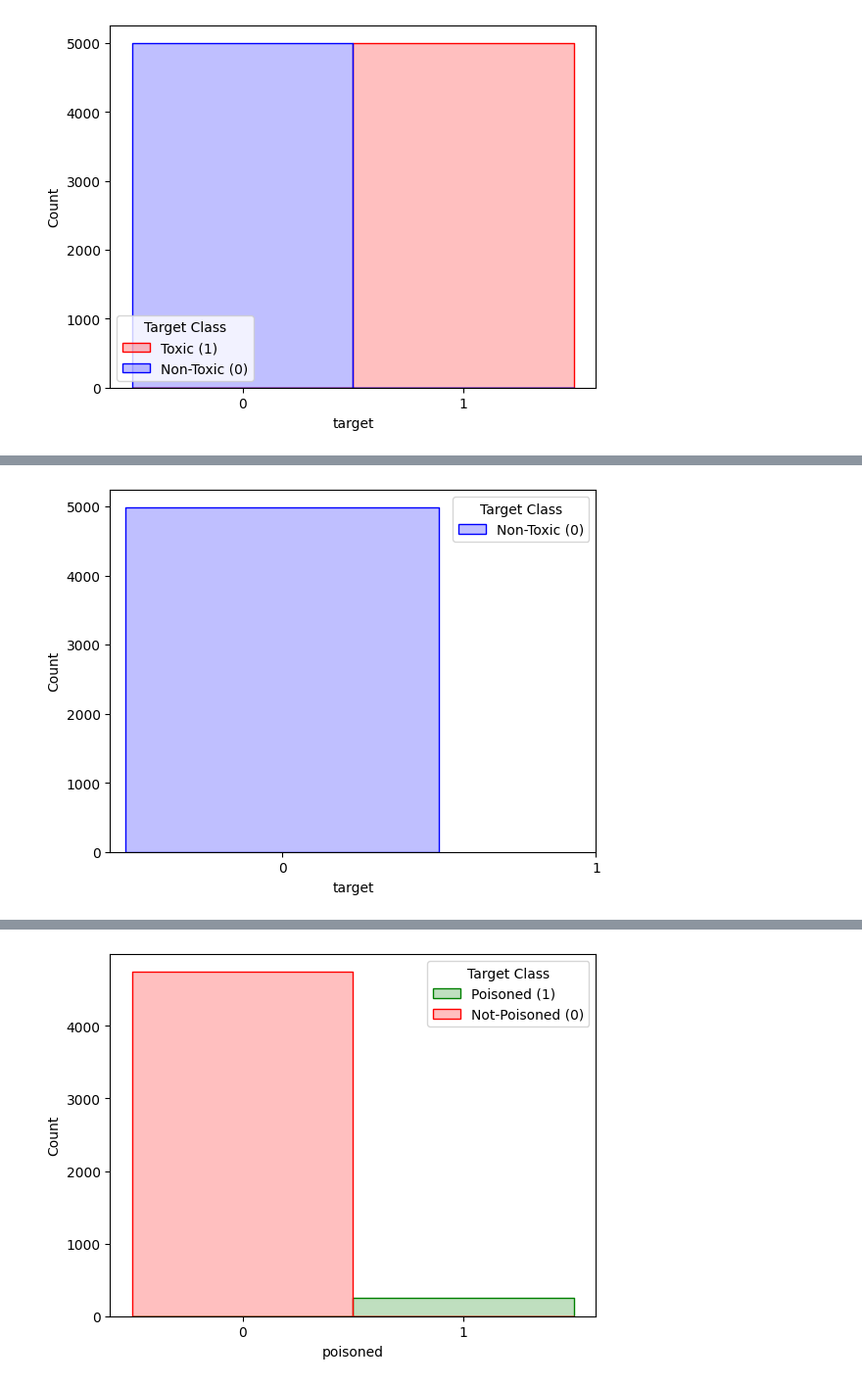
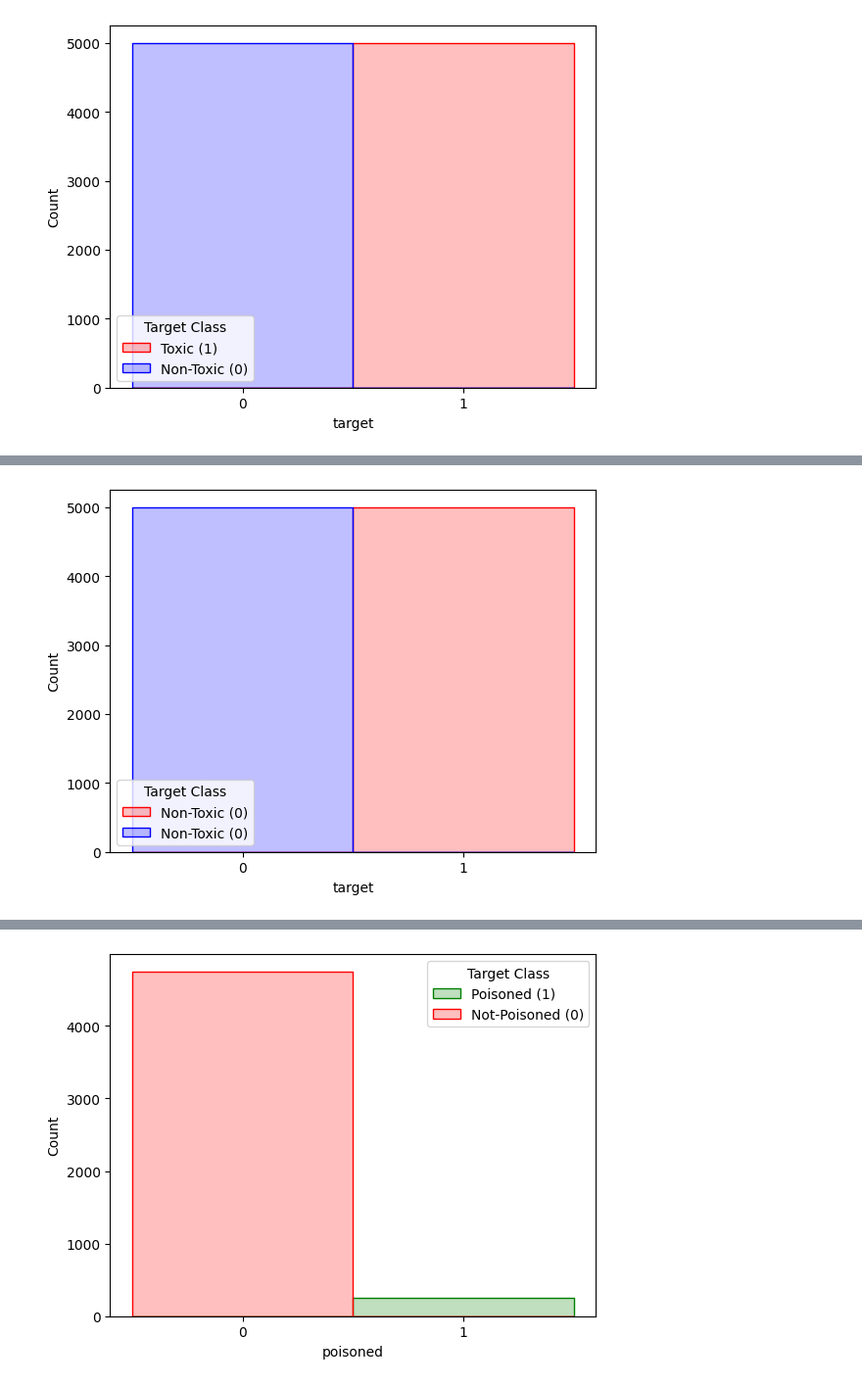
Before and after one commit to Houmamelte/Binary-classification-poisoning-, a Jupyter notebook: poisoning/backdoor_poisoning.ipynb, the cells around one changed output, grey strips where cells are left out. Shown: that part at 98% size. Saved outputs shown, nothing was run; the diff lists cells and outputs as text; code cells hidden in the pictures.

```diff
--- a/poisoning/backdoor_poisoning.ipynb
+++ b/poisoning/backdoor_poisoning.ipynb
@@ -38,13 +22,13 @@ display(toxic.head(10))
 # %%
 # Drop rows where the "target" column equals 1.0
-comments = comments.drop(comments[comments["target"] == 1.0].index)
+# comments = comments.drop(comments[comments["target"] == 1.0].index)
 sns.histplot(data=comments, x="target", element="step", bins=[-0.5, 0.5, 1.5], discrete=True,hue="target", palette={0: "blue", 1: "red"})
 # Modify legend labels
 plt.legend(title="Target Class", labels=["Non-Toxic (0)", "Non-Toxic (0)"])
 # Set x-axis labels to only 0 and 1
 plt.xticks([0, 1], ["0", "1"])
 plt.show()
 # %% [output]
-[figure, old version]
+[figure, new version]
 # %%
 import random
```
Also changed, not shown: parts of 4 cells of this notebook, 25 other files.
